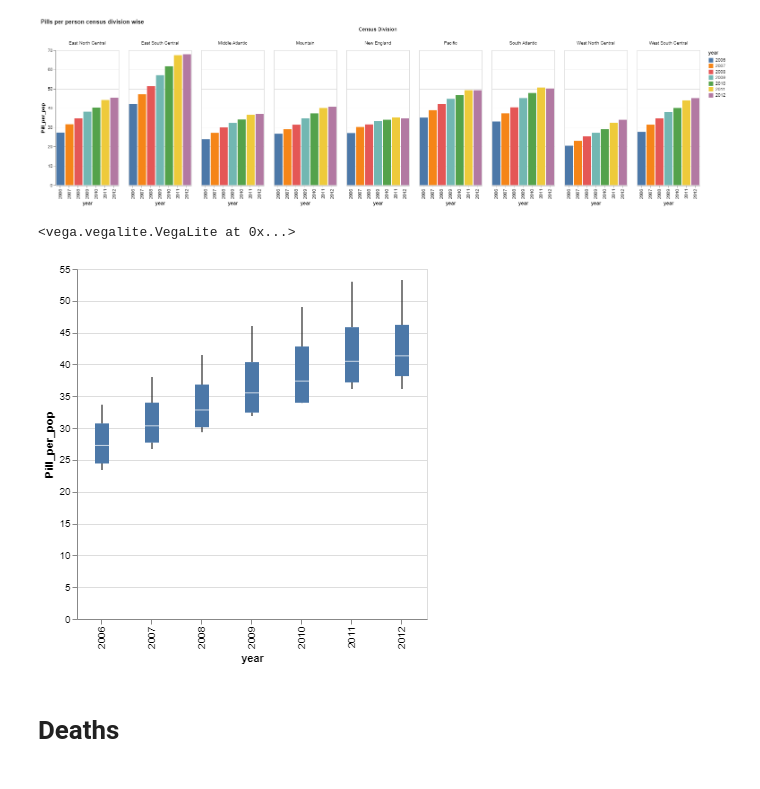
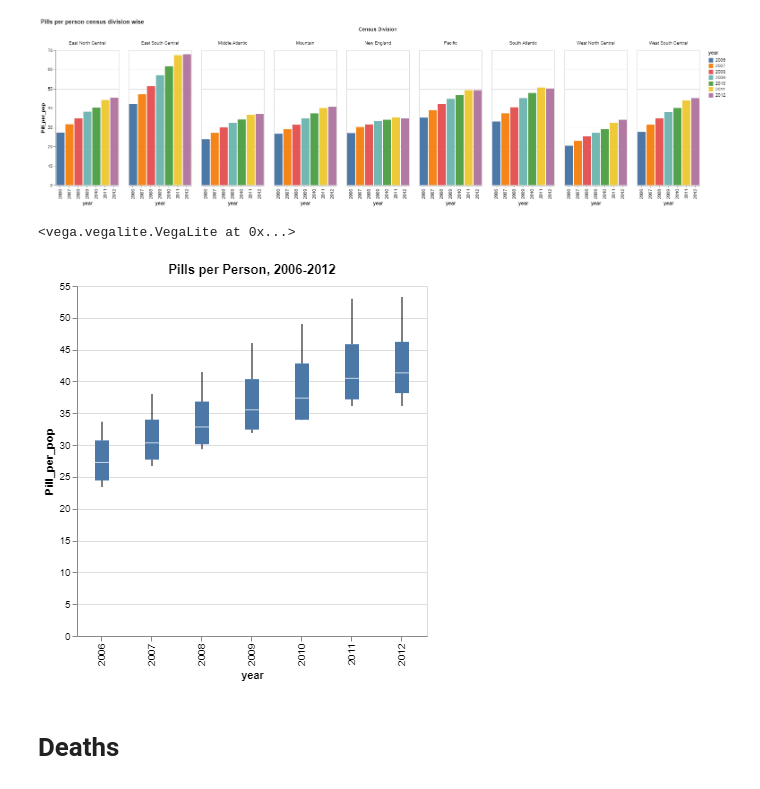
Before and after one commit to sdasara95/Opioid-Crisis, a Jupyter notebook: lineplot.ipynb, the cells around one changed output. Drawn from its saved outputs; the diff is of its cells as text; code cells hidden in the pictures.

Commit message:
created chart

```diff
--- a/lineplot.ipynb
+++ b/lineplot.ipynb
@@ -132,11 +164,11 @@ alt.Chart(data2).mark_bar().encode(
 # %%
 alt.Chart(data1).mark_boxplot().encode(
     x='year:N',
     y='Pill_per_pop:Q'
-).properties(height=350,width=350)
+).properties(title='Pills per Person, 2006-2012',height=350,width=350)
 # %% [output]
 <vega.vegalite.VegaLite at 0x...>
-[figure, old version]
+[figure, new version]
 # %% [markdown]
 # Deaths
 # %%
```
Also changed, not shown: parts of 6 cells of this notebook, 5 other files.
